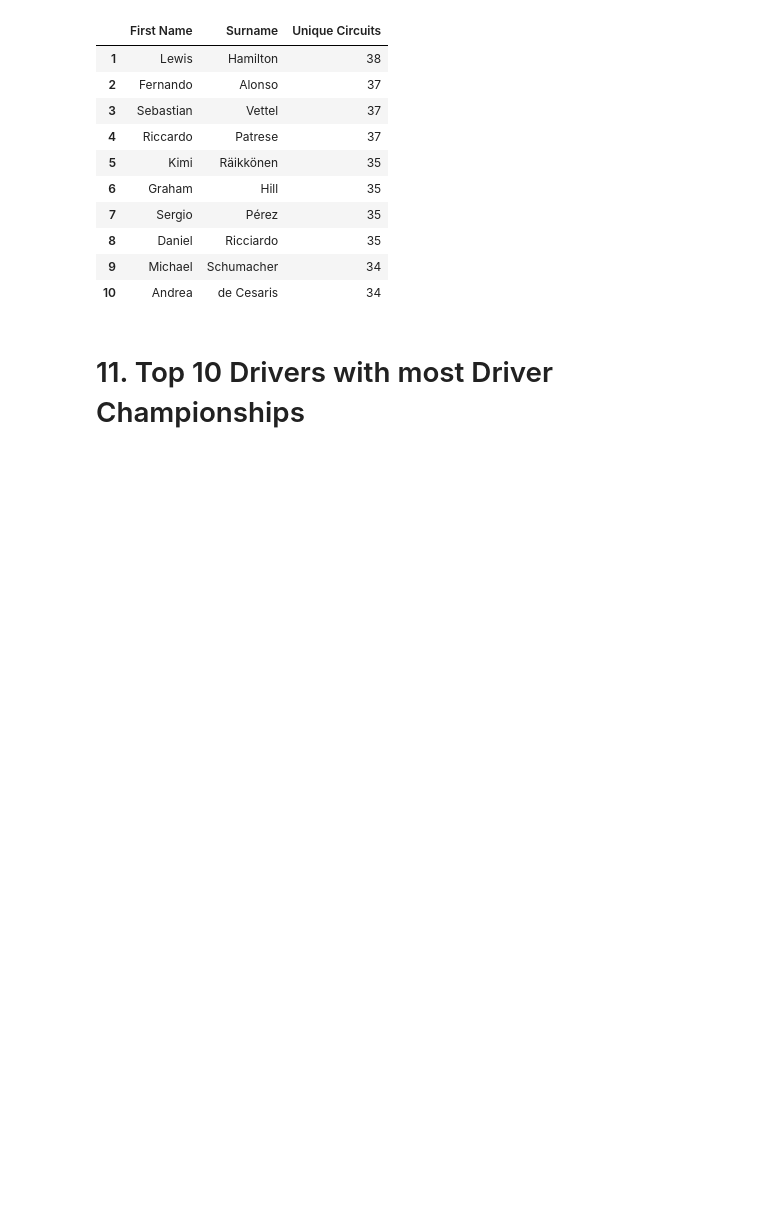
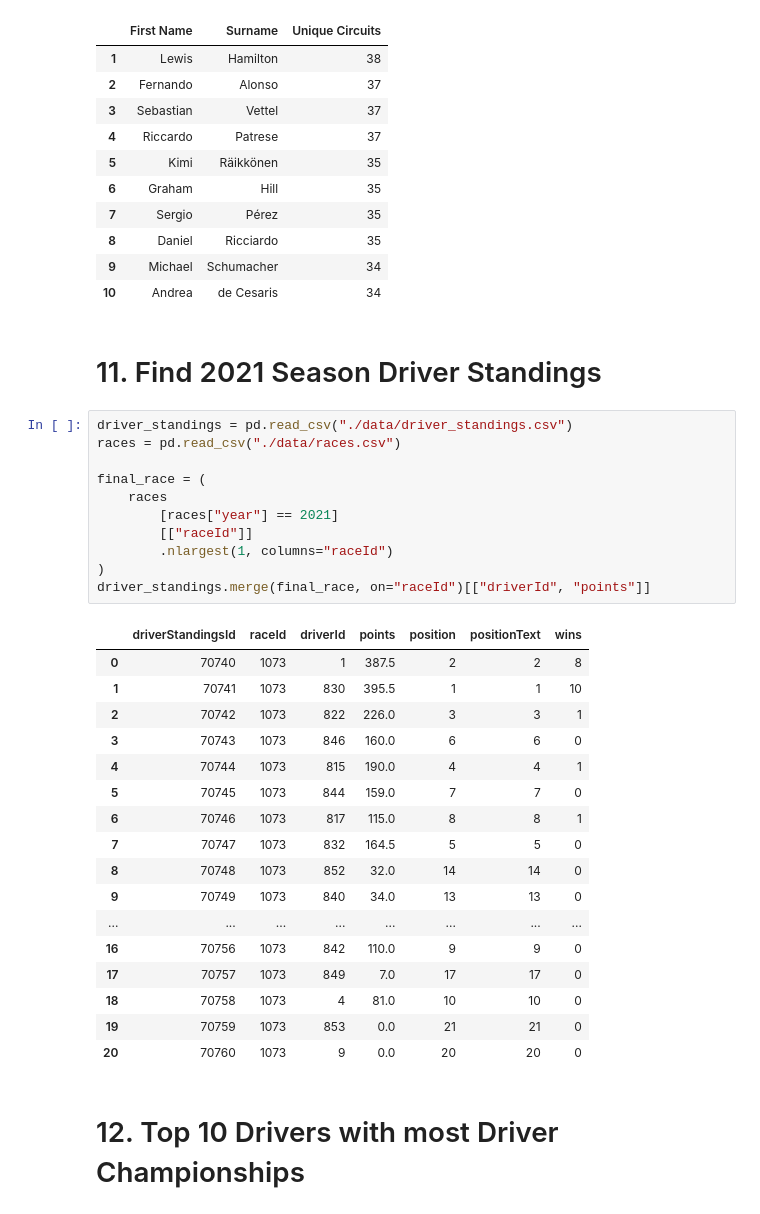
Before and after one commit to emarakakis/F1_Analysis, a Jupyter notebook: drivers.ipynb, the cells around one changed output. Saved outputs shown, nothing was run; the diff lists cells and outputs as text; blank space fills up the shorter version.

Commit message:
Found 2021 final race standings

```diff
--- a/drivers.ipynb
+++ b/drivers.ipynb
@@ -303,5 +303,36 @@ drivers_raced
 | 8 | Daniel | Ricciardo | 35 |
 | 9 | Michael | Schumacher | 34 |
 | 10 | Andrea | de Cesaris | 34 |
-# %% [markdown]
-# 11. Top 10 Drivers with most Driver Championships
+# %% [markdown]
+# 11. Find 2021 Season Driver Standings
+# %%
+driver_standings = pd.read_csv("./data/driver_standings.csv")
+races = pd.read_csv("./data/races.csv")
+
+final_race = (
+    races
+        [races["year"] == 2021]
+        [["raceId"]]
+        .nlargest(1, columns="raceId")
+)
+driver_standings.merge(final_race, on="raceId")[["driverId", "points"]]
+# %% [output]
+|  | driverStandingsId | raceId | driverId | points | position | positionText | wins |
+| 0 | 70740 | 1073 | 1 | 387.5 | 2 | 2 | 8 |
+| 1 | 70741 | 1073 | 830 | 395.5 | 1 | 1 | 10 |
+| 2 | 70742 | 1073 | 822 | 226.0 | 3 | 3 | 1 |
+| 3 | 70743 | 1073 | 846 | 160.0 | 6 | 6 | 0 |
+| 4 | 70744 | 1073 | 815 | 190.0 | 4 | 4 | 1 |
+| 5 | 70745 | 1073 | 844 | 159.0 | 7 | 7 | 0 |
+| 6 | 70746 | 1073 | 817 | 115.0 | 8 | 8 | 1 |
+| 7 | 70747 | 1073 | 832 | 164.5 | 5 | 5 | 0 |
+| 8 | 70748 | 1073 | 852 | 32.0 | 14 | 14 | 0 |
+| 9 | 70749 | 1073 | 840 | 34.0 | 13 | 13 | 0 |
+| ... | ... | ... | ... | ... | ... | ... | ... |
+| 16 | 70756 | 1073 | 842 | 110.0 | 9 | 9 | 0 |
+| 17 | 70757 | 1073 | 849 | 7.0 | 17 | 17 | 0 |
+| 18 | 70758 | 1073 | 4 | 81.0 | 10 | 10 | 0 |
+| 19 | 70759 | 1073 | 853 | 0.0 | 21 | 21 | 0 |
+| 20 | 70760 | 1073 | 9 | 0.0 | 20 | 20 | 0 |
+# %% [markdown]
+# 12. Top 10 Drivers with most Driver Championships
```
